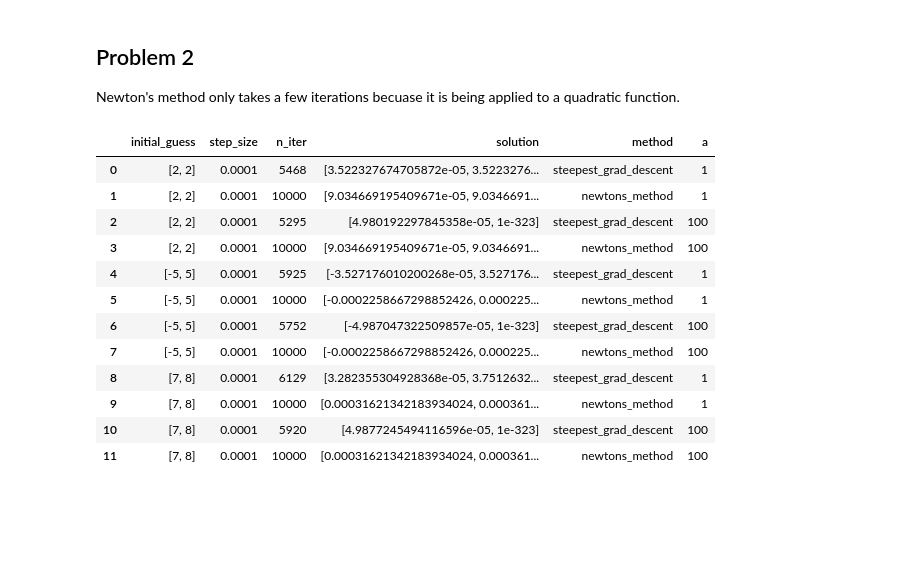
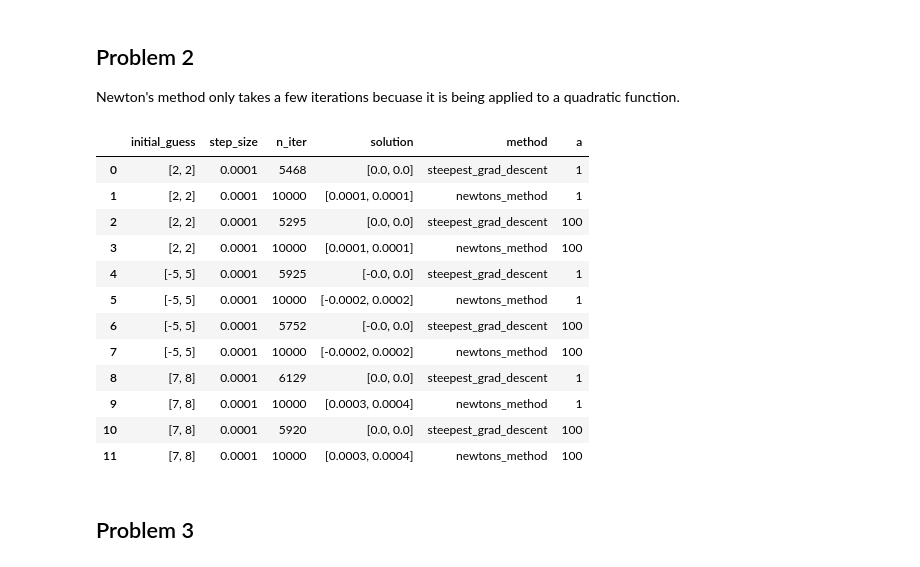
Before and after one commit to lentin26/optimization-rowan-2025, a Jupyter notebook: hw4_notebook.ipynb, the cells around one changed output. Cells and saved outputs as stored; diff of their text form; code cells hidden in the pictures; blank space fills up the shorter version.

```diff
--- a/hw4_notebook.ipynb
+++ b/hw4_notebook.ipynb
@@ -97,43 +97,45 @@ Newton's method only takes a few iterations becuase it is being applied to a qua
 # %%
 from src.Optimizer import Optimizer
 x0s = [np.array([2, 2]), np.array([-5, 5]), np.array([7, 8])]
 
 results = {
     'initial_guess': [],
     'step_size': [],
     'n_iter': [],
     'solution': [],
     'method': [],
     'a': []
 }
 
 for x0 in x0s:
     for a in [1, 100]:
         for method in ['steepest_grad_descent', 'newtons_method']:
             opt = Optimizer(x0, method, func='quadratic',)
             optimized_x, trace = opt.fit(a=a)
 
             n_iter = trace['iter'][-1]
             results['initial_guess'].append(x0)
             results['step_size'].append(stepsize)
             results['n_iter'].append(n_iter)
-            results['solution'].append(optimized_x)
+            results['solution'].append([round(x, 4) for x in optimized_x])
             results['method'].append(method)
             results['a'].append(a)
 
 results = pd.DataFrame(results)
 results
 # %% [output]
 |  | initial_guess | step_size | n_iter | solution | method | a |
-| 0 | [2, 2] | 0.0001 | 5468 | [3.522327674705872e-05, 3.5223276... | steepest_grad_descent | 1 |
-| 1 | [2, 2] | 0.0001 | 10000 | [9.034669195409671e-05, 9.0346691... | newtons_method | 1 |
-| 2 | [2, 2] | 0.0001 | 5295 | [4.980192297845358e-05, 1e-323] | steepest_grad_descent | 100 |
-| 3 | [2, 2] | 0.0001 | 10000 | [9.034669195409671e-05, 9.0346691... | newtons_method | 100 |
-| 4 | [-5, 5] | 0.0001 | 5925 | [-3.527176010200268e-05, 3.527176... | steepest_grad_descent | 1 |
-| 5 | [-5, 5] | 0.0001 | 10000 | [-0.0002258667298852426, 0.000225... | newtons_method | 1 |
-| 6 | [-5, 5] | 0.0001 | 5752 | [-4.987047322509857e-05, 1e-323] | steepest_grad_descent | 100 |
-| 7 | [-5, 5] | 0.0001 | 10000 | [-0.0002258667298852426, 0.000225... | newtons_method | 100 |
-| 8 | [7, 8] | 0.0001 | 6129 | [3.282355304928368e-05, 3.7512632... | steepest_grad_descent | 1 |
-| 9 | [7, 8] | 0.0001 | 10000 | [0.00031621342183934024, 0.000361... | newtons_method | 1 |
-| 10 | [7, 8] | 0.0001 | 5920 | [4.9877245494116596e-05, 1e-323] | steepest_grad_descent | 100 |
-| 11 | [7, 8] | 0.0001 | 10000 | [0.00031621342183934024, 0.000361... | newtons_method | 100 |
+| 0 | [2, 2] | 0.0001 | 5468 | [0.0, 0.0] | steepest_grad_descent | 1 |
+| 1 | [2, 2] | 0.0001 | 10000 | [0.0001, 0.0001] | newtons_method | 1 |
+| 2 | [2, 2] | 0.0001 | 5295 | [0.0, 0.0] | steepest_grad_descent | 100 |
+| 3 | [2, 2] | 0.0001 | 10000 | [0.0001, 0.0001] | newtons_method | 100 |
+| 4 | [-5, 5] | 0.0001 | 5925 | [-0.0, 0.0] | steepest_grad_descent | 1 |
+| 5 | [-5, 5] | 0.0001 | 10000 | [-0.0002, 0.0002] | newtons_method | 1 |
+| 6 | [-5, 5] | 0.0001 | 5752 | [-0.0, 0.0] | steepest_grad_descent | 100 |
+| 7 | [-5, 5] | 0.0001 | 10000 | [-0.0002, 0.0002] | newtons_method | 100 |
+| 8 | [7, 8] | 0.0001 | 6129 | [0.0, 0.0] | steepest_grad_descent | 1 |
+| 9 | [7, 8] | 0.0001 | 10000 | [0.0003, 0.0004] | newtons_method | 1 |
+| 10 | [7, 8] | 0.0001 | 5920 | [0.0, 0.0] | steepest_grad_descent | 100 |
+| 11 | [7, 8] | 0.0001 | 10000 | [0.0003, 0.0004] | newtons_method | 100 |
+# %% [markdown]
+## Problem 3
```
Also changed, not shown: parts of 1 cell of this notebook, 1 other file.
